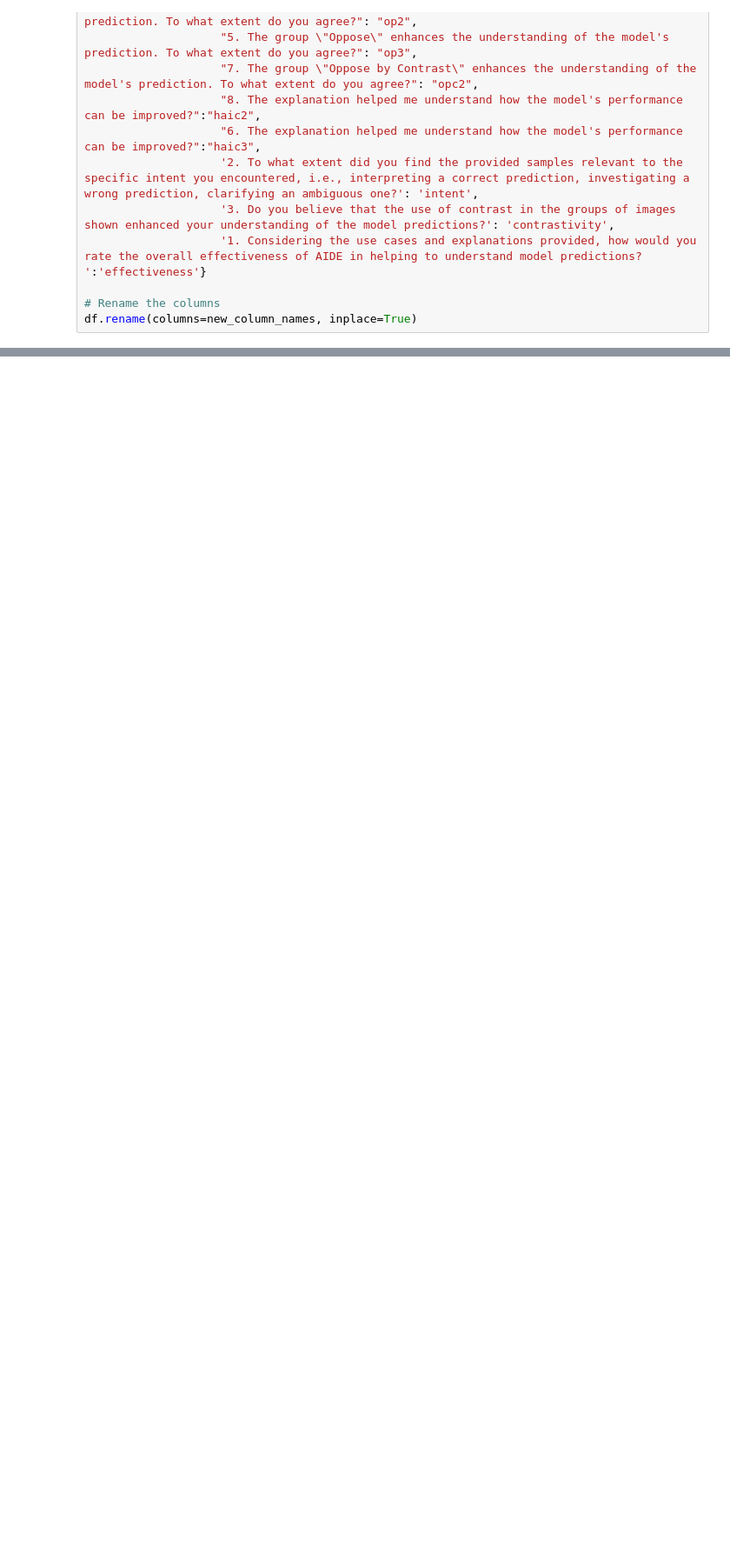
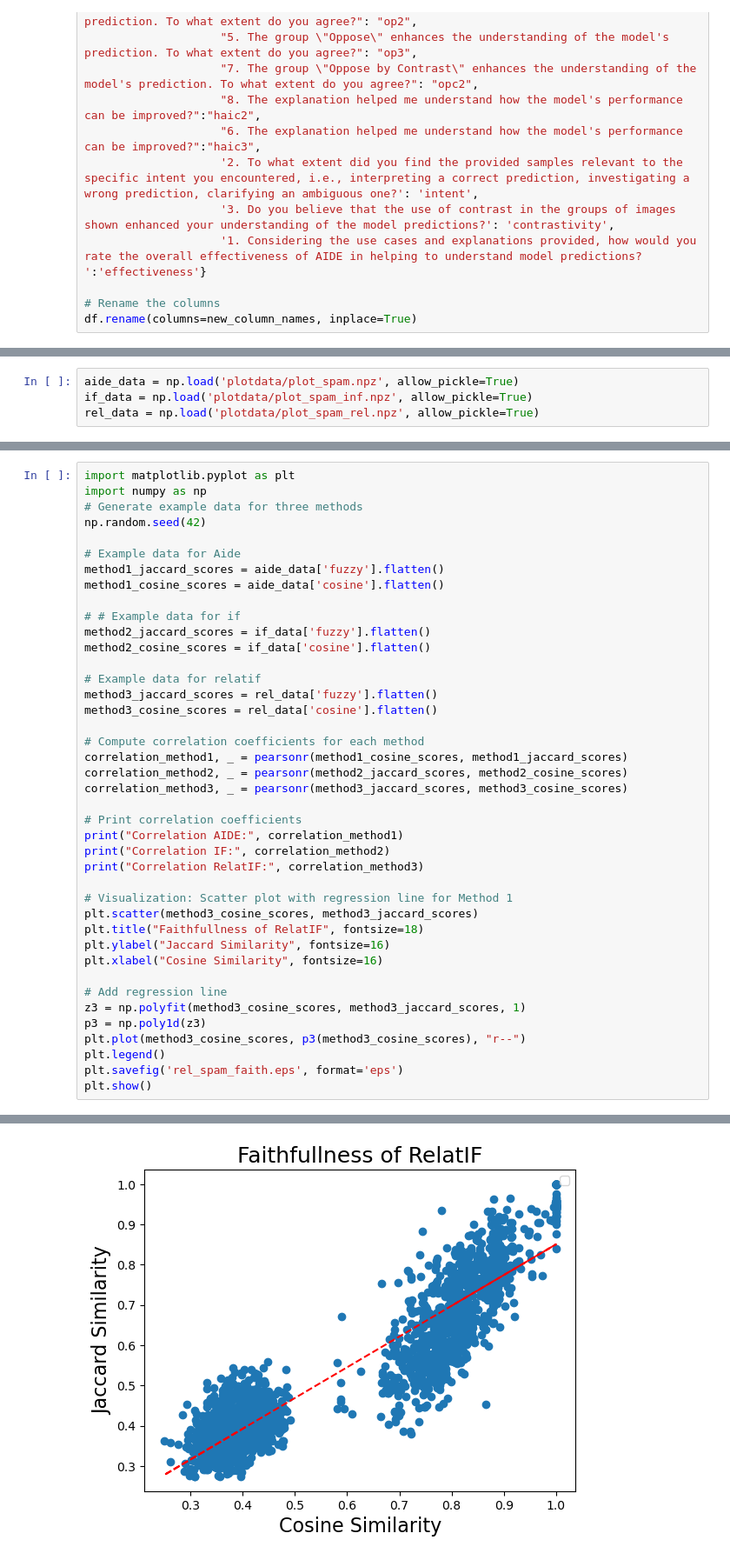
Before and after one commit to dkw-aau/Influence_Function_Evaluation, a Jupyter notebook: Projects/User_study.ipynb, the cells around one changed output, grey strips where cells are left out. Shown at 87% size. Cells and saved outputs as stored; diff of their text form; blank space fills up the shorter version.

```diff
--- a/Projects/User_study.ipynb
+++ b/Projects/User_study.ipynb
@@ -181,0 +81,4 @@ Name: effectiveness, dtype: float64
+# %%
+aide_data = np.load('plotdata/plot_spam.npz', allow_pickle=True)
+if_data = np.load('plotdata/plot_spam_inf.npz', allow_pickle=True)
+rel_data = np.load('plotdata/plot_spam_rel.npz', allow_pickle=True)
@@ -181,0 +110,42 @@ Name: effectiveness, dtype: float64
+# %%
+import matplotlib.pyplot as plt
+import numpy as np
+# Generate example data for three methods
+np.random.seed(42)
+
+# Example data for Aide
+method1_jaccard_scores = aide_data['fuzzy'].flatten()
+method1_cosine_scores = aide_data['cosine'].flatten()
+
+# # Example data for if
+method2_jaccard_scores = if_data['fuzzy'].flatten()
+method2_cosine_scores = if_data['cosine'].flatten()
+
+# Example data for relatif
+method3_jaccard_scores = rel_data['fuzzy'].flatten()
+method3_cosine_scores = rel_data['cosine'].flatten()
+
+# Compute correlation coefficients for each method
+correlation_method1, _ = pearsonr(method1_cosine_scores, method1_jaccard_scores)
+correlation_method2, _ = pearsonr(method2_jaccard_scores, method2_cosine_scores)
+correlation_method3, _ = pearsonr(method3_jaccard_scores, method3_cosine_scores)
+
+# Print correlation coefficients
+print("Correlation AIDE:", correlation_method1)
+print("Correlation IF:", correlation_method2)
+print("Correlation RelatIF:", correlation_method3)
+
+# Visualization: Scatter plot with regression line for Method 1
+plt.scatter(method3_cosine_scores, method3_jaccard_scores)
+plt.title("Faithfullness of RelatIF", fontsize=18)
+plt.ylabel("Jaccard Similarity", fontsize=16)
+plt.xlabel("Cosine Similarity", fontsize=16)
+
+# Add regression line
+z3 = np.polyfit(method3_cosine_scores, method3_jaccard_scores, 1)
+p3 = np.poly1d(z3)
+plt.plot(method3_cosine_scores, p3(method3_cosine_scores), "r--")
+plt.legend()
+plt.savefig('rel_spam_faith.eps', format='eps')
+plt.show()
+# %% [output]
@@ -181,0 +157 @@ Name: effectiveness, dtype: float64
+[figure, added]
```
Also changed, not shown: parts of 21 cells of this notebook, 29 other files.
